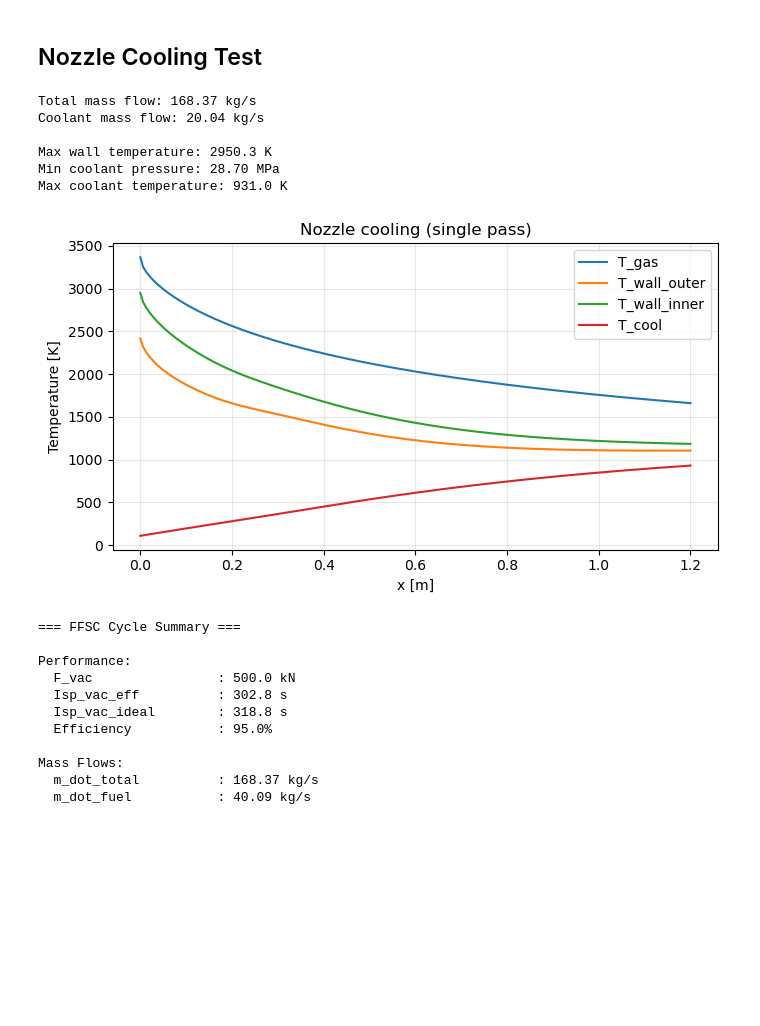
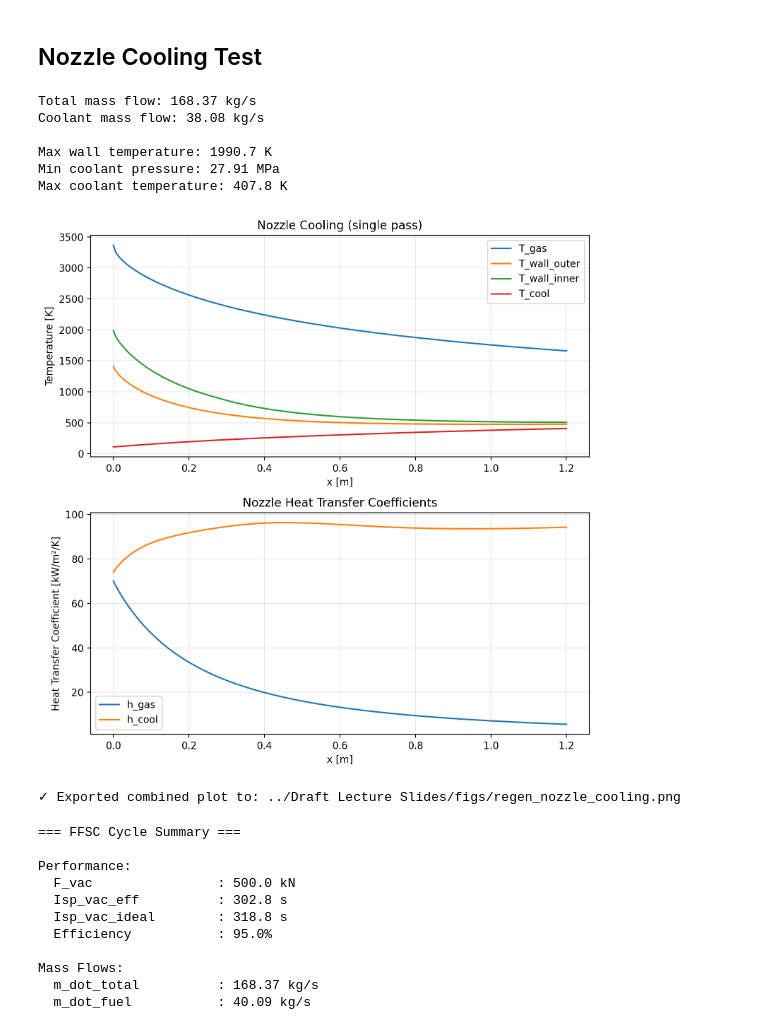
Before and after one commit to davetew/Modern-Aerospace-Propulsion, a Jupyter notebook: Week 13 - Solid Chemical, Electric & Nuclear Propulsion Systems/Models/run_FFSC_Model.ipynb, the cells around one changed output. Cells and saved outputs as stored; diff of their text form; code cells hidden in the pictures; blank space fills up the shorter version.

Commit message:
Slides & FFSC Model work

```diff
--- a/Week 13 - Solid Chemical, Electric & Nuclear Propulsion Systems/Models/run_FFSC_Model.ipynb
+++ b/Week 13 - Solid Chemical, Electric & Nuclear Propulsion Systems/Models/run_FFSC_Model.ipynb
@@ -175,51 +173,77 @@ Isp_eff = 0.95*Isp_vac_ideal
 g0 = 9.80665
 m_dot_total = F_vac/(Isp_eff*g0)
 m_dot_fuel = m_dot_total/(1+OF)
-m_dot_cool = 0.5*m_dot_fuel   # Use more coolant (50% of fuel flow)
+m_dot_cool = 0.95*m_dot_fuel   # Use more coolant (50% of fuel flow)
 
 print(f"Total mass flow: {m_dot_total:.2f} kg/s")
 print(f"Coolant mass flow: {m_dot_cool:.2f} kg/s")
 
 res_noz = regen.regen_nozzle_1D(
     x=x, r=r, A=A, At=At,
     p0=p0, T0=T0, gamma=gamma, R_g=R_g,
     coolant="Methane",
     coolant_props=regen.make_coolprop_liquid("Methane"),
     m_dot_cool=m_dot_cool,
     n_channels=300,            # More channels
     w_channel=0.003,           # Wider channels
     h_channel=0.004,           # Taller channels
     wall_thickness=0.0015,     # Thinner wall for better heat transfer
     roughness=5e-6,
     T_cool_in=110.0,
     p_cool_in=30e6,            # Higher inlet pressure (30 MPa)
     L_regen=L_noz,             # Cool entire nozzle
 )
 
 print(f"\nMax wall temperature: {res_noz['T_wall_inner'].max():.1f} K")
 print(f"Min coolant pressure: {res_noz['p_cool'].min()/1e6:.2f} MPa")
 print(f"Max coolant temperature: {res_noz['T_cool'].max():.1f} K")
 
-plt.figure(figsize=(7,4))
-plt.plot(res_noz["x"], res_noz["T_g"], label="T_gas")
-plt.plot(res_noz["x"], res_noz["T_wall_outer"], label="T_wall_outer")
-plt.plot(res_noz["x"], res_noz["T_wall_inner"], label="T_wall_inner")
-plt.plot(res_noz["x"], res_noz["T_cool"], label="T_cool")
-plt.xlabel("x [m]")
-plt.ylabel("Temperature [K]")
-plt.legend()
-plt.title("Nozzle cooling (single pass)")
-plt.grid(alpha=0.3)
+# Create figure with two subplots
+fig, (ax1, ax2) = plt.subplots(2, 1, figsize=(8, 8))
+
+# Left subplot: Temperature profiles
+ax1.plot(res_noz["x"], res_noz["T_g"], label="T_gas")
+ax1.plot(res_noz["x"], res_noz["T_wall_outer"], label="T_wall_outer")
+ax1.plot(res_noz["x"], res_noz["T_wall_inner"], label="T_wall_inner")
+ax1.plot(res_noz["x"], res_noz["T_cool"], label="T_cool")
+ax1.set_xlabel("x [m]")
+ax1.set_ylabel("Temperature [K]")
+ax1.legend()
+ax1.set_title("Nozzle Cooling (single pass)")
+ax1.grid(alpha=0.3)
+
+# Right subplot: Heat transfer coefficients
+ax2.plot(res_noz["x"], res_noz["h_gas"]/1000, label="h_gas")
+ax2.plot(res_noz["x"], res_noz["h_cool"]/1000, label="h_cool")
+ax2.set_xlabel("x [m]")
+ax2.set_ylabel("Heat Transfer Coefficient [kW/m²/K]")
+ax2.legend()
+ax2.set_title("Nozzle Heat Transfer Coefficients")
+ax2.grid(alpha=0.3)
+
 plt.tight_layout()
 plt.show()
 # %% [output]
 Total mass flow: 168.37 kg/s
-Coolant mass flow: 20.04 kg/s
+Coolant mass flow: 38.08 kg/s
 
-Max wall temperature: 2950.3 K
-Min coolant pressure: 28.70 MPa
-Max coolant temperature: 931.0 K
+Max wall temperature: 1990.7 K
+Min coolant pressure: 27.91 MPa
+Max coolant temperature: 407.8 K
-[figure, old version]
+[figure, new version]
+# %%
+# Export combined temperature/HTC plot for LaTeX slides
+import os
+
+# Create figs directory if it doesn't exist
+figs_dir = "../Draft Lecture Slides/figs"
+os.makedirs(figs_dir, exist_ok=True)
+
+fig_export_path = os.path.join(figs_dir, "regen_nozzle_cooling.png")
+fig.savefig(fig_export_path, dpi=300, bbox_inches='tight')
+print(f"✓ Exported combined plot to: {fig_export_path}")
+# %% [output]
+✓ Exported combined plot to: ../Draft Lecture Slides/figs/regen_nozzle_cooling.png
 # %%
 # Run full FFSC cycle analysis with adjusted parameters for feasibility
 summary = cycle.ffsc_full_flow_cycle(
```
Also changed, not shown: parts of 6 cells of this notebook, 46 other files.
